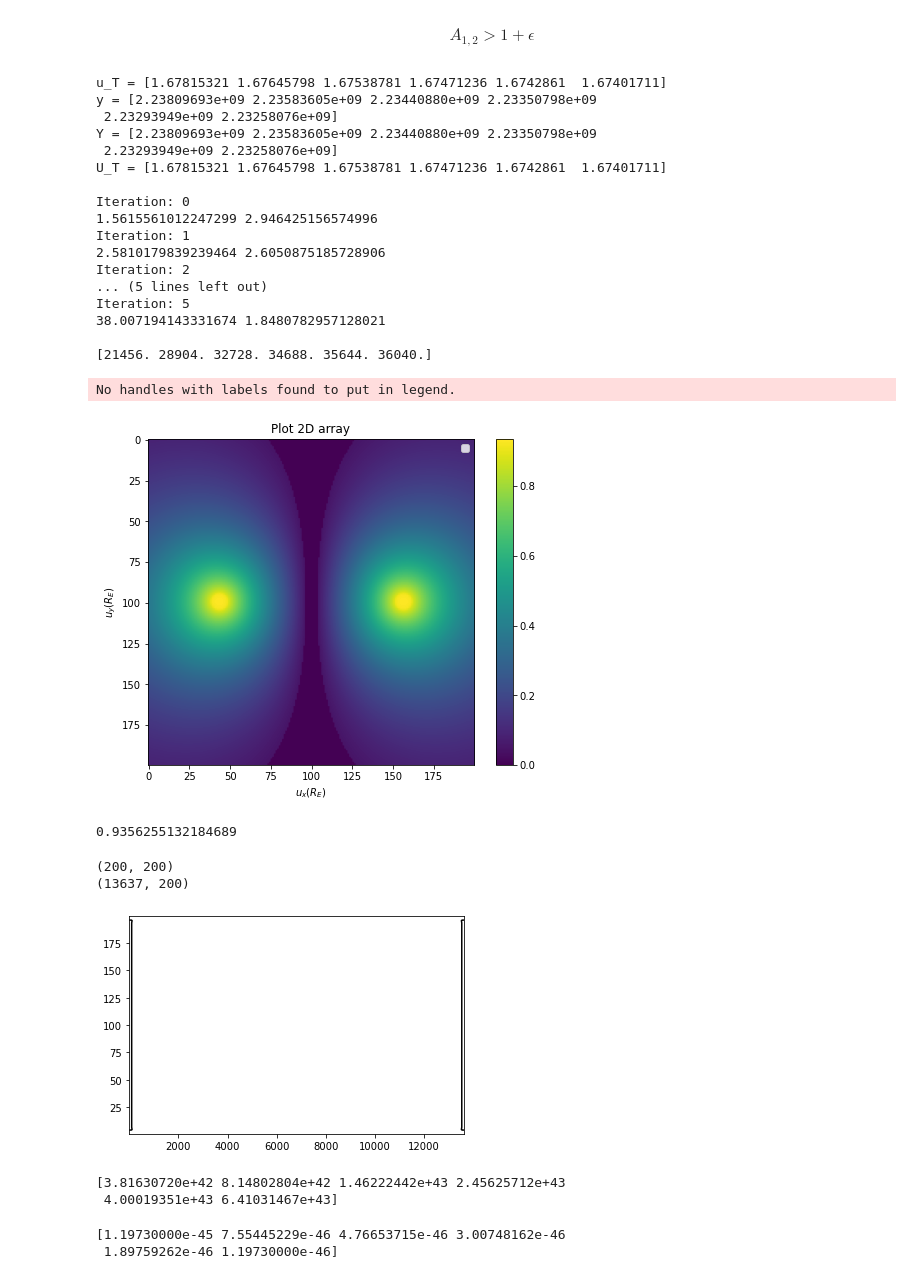
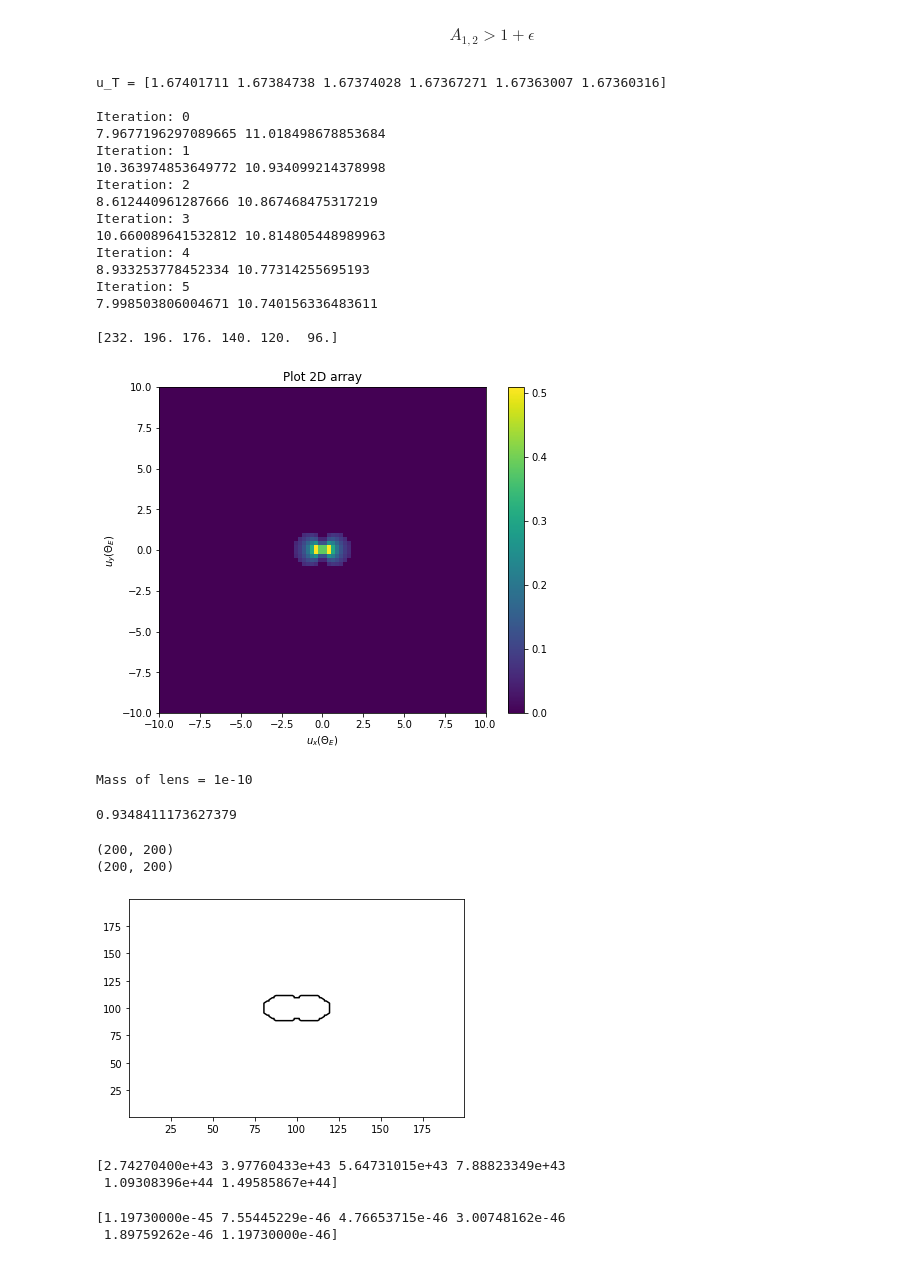
Before and after one commit to avalluvan/Gravitational-Microlensing, a Jupyter notebook: Documentation/Task 3/GRB_Lensing_Parallax_2.ipynb, the cells around one changed output. Drawn from its saved outputs; the diff is of its cells as text; code cells hidden in the pictures.

```diff
--- a/Documentation/Task 3/GRB_Lensing_Parallax_2.ipynb
+++ b/Documentation/Task 3/GRB_Lensing_Parallax_2.ipynb
@@ -246,17 +246,18 @@ $$A_{1,2} > 1+\epsilon$$
 # Simulating lens plane position of detectable dark matter
 
 num_masses = 6
-M = np.logspace(-12,-11,num_masses)
+M = np.logspace(-11,-10,num_masses)
 D = 1
 theta_E = np.zeros(num_masses)
 Delta_r = L2_point(AU/Gpc,1,M_earth)/2
 
 z_S = 2
-DS = z_S*c/(H_0*1e3)    # THIS IS WRONG
+#DS = z_S*c/(H_0*1e3)    # THIS IS WRONG
 DS = 1
-DL = 0.1*DS
+x_lens = 0.76
+DL = x_lens*DS
 
-num_sides = 200
+num_sides = 80
 arr_lens_plane_pos = np.zeros((num_masses,num_sides,num_sides))
 
 beta1 = 0
@@ -291,14 +292,14 @@ for k in range(num_masses):
     u_T[k] = newton(calc_threshold, 2)
 
 print('u_T =',u_T)                       # u_T is dimensionless
-#'''
+'''
 y = Gpc*DS*np.tan(u_T*theta_E[k])        # y in metres
 print('y =',y)
 Y = Delta_r + y                          # Y in metres
 print('Y =',Y)
 U_T = np.arctan(Y/(Gpc*DS))/theta_E[k]   # U_T is dimensionless
 print('U_T =',U_T)
-#'''
+'''
 print(' ')
 
 max_A = 0
@@ -373,22 +374,21 @@ for k in range(num_masses):
 print(' ')
 print(count)
 # %% [output]
-u_T = [1.67815321 1.67645798 1.67538781 1.67471236 1.6742861  1.67401711]
-y = [2.23809693e+09 2.23583605e+09 2.23440880e+09 2.23350798e+09
- 2.23293949e+09 2.23258076e+09]
-Y = [2.23809693e+09 2.23583605e+09 2.23440880e+09 2.23350798e+09
- 2.23293949e+09 2.23258076e+09]
-U_T = [1.67815321 1.67645798 1.67538781 1.67471236 1.6742861  1.67401711]
+u_T = [1.67401711 1.67384738 1.67374028 1.67367271 1.67363007 1.67360316]
 
 Iteration: 0
-1.5615561012247299 2.946425156574996
+7.9677196297089665 11.018498678853684
 Iteration: 1
-2.5810179839239464 2.6050875185728906
+10.363974853649772 10.934099214378998
 Iteration: 2
-... (5 lines left out)
+8.612440961287666 10.867468475317219
+Iteration: 3
+10.660089641532812 10.814805448989963
+Iteration: 4
+8.933253778452334 10.77314255695193
 Iteration: 5
-38.007194143331674 1.8480782957128021
+7.998503806004671 10.740156336483611
 
-[21456. 28904. 32728. 34688. 35644. 36040.]
+[232. 196. 176. 140. 120.  96.]
 # %%
 # Creates PIL image
@@ -396,27 +396,30 @@ img = Image.fromarray(np.uint8(np.transpose(arr_lens_plane_pos[10]) * 255) , 'L'
 img.show()
 # %%
+k = 5
+
 fig = plt.figure(figsize=(8,6))
-plt.imshow(np.transpose(arr_lens_plane_pos[5]),label="1 unit = 0.1$R_E$")
+pixel_extent = pixel_length_x[k]/(theta_E[k]*DL/num_sides)/2
+plt.imshow(np.transpose(arr_lens_plane_pos[k]),extent=[-pixel_extent, pixel_extent, -pixel_extent, pixel_extent])
 plt.title("Plot 2D array")
-plt.xlabel('$u_x(R_E)$')
-plt.ylabel("$u_y(R_E)$")
+plt.xlabel('$u_x(\Theta_E)$')
+plt.ylabel("$u_y(\Theta_E)$")
 plt.colorbar()
-plt.legend()
 plt.show()
+print("Mass of lens =",M[k])
 # %% [output]
+[figure, new version]
-No handles with labels found to put in legend.
+Mass of lens = 1e-10
-[figure, old version]
 # %%
 np.max(arr_lens_plane_pos[5])
 # %% [output]
-0.9356255132184689
+0.9348411173627379
 # %%
 # To save images of lens plane detectable dark matter positions
 
 option_image = 0
 
 if option_image == 0:
-    k = 20
+    k = 5
     image = Image.fromarray(np.uint8(np.transpose(arr_lens_plane_pos[k]) * 255), 'L')
     new_image = image.resize((int(200*pixel_length_x[k]/pixel_length_y[k]), 200))
 
@@ -435,27 +438,27 @@ if option_image == 1:
         new_image.save("./Simulation 2/Images/image_"+str(k)+".png", "PNG")
 # %% [output]
 (200, 200)
-(13637, 200)
+(200, 200)
 # %%
 # To save contours of lens plane position of detectable dark matter
 
 option_contour = 0
 
 if option_contour == 0:
-    k = 20
+    k = 5
     image = Image.fromarray(np.uint8(np.transpose(arr_lens_plane_pos[k]) * 255), 'L')
     new_image = image.resize((int(200*pixel_length_x[k]/pixel_length_y[k]), 200))
     pylab.contour(new_image, levels=[245], colors='black', origin='image')
 
 if option_contour == 1:
     for k in range(num_masses):
         image = Image.fromarray(np.uint8(np.transpose(arr_lens_plane_pos[k]) * 255), 'L')
         new_image = image.resize((int(200*pixel_length_x[k]/pixel_length_y[k]), 200))
         pylab.contour(new_image, levels=[245], colors='black', origin='image')
         pylab.savefig("./Simulation 2/Contours/contour_"+str(k)+".png")
         pylab.clf()
 # %% [output]
-[figure, old version]
+[figure, new version]
 # %%
 chi_S = DS*Gpc
 
@@ -465,5 +468,5 @@ for k in range(num_masses):
     V_L[k] = integrate.quad(sigma, 0, 1)[0]
 print(V_L)
 # %% [output]
-[3.81630720e+42 8.14802804e+42 1.46222442e+43 2.45625712e+43
- 4.00019351e+43 6.41031467e+43]
+[2.74270400e+43 3.97760433e+43 5.64731015e+43 7.88823349e+43
+ 1.09308396e+44 1.49585867e+44]
```
Also changed, not shown: parts of 2 cells of this notebook.
